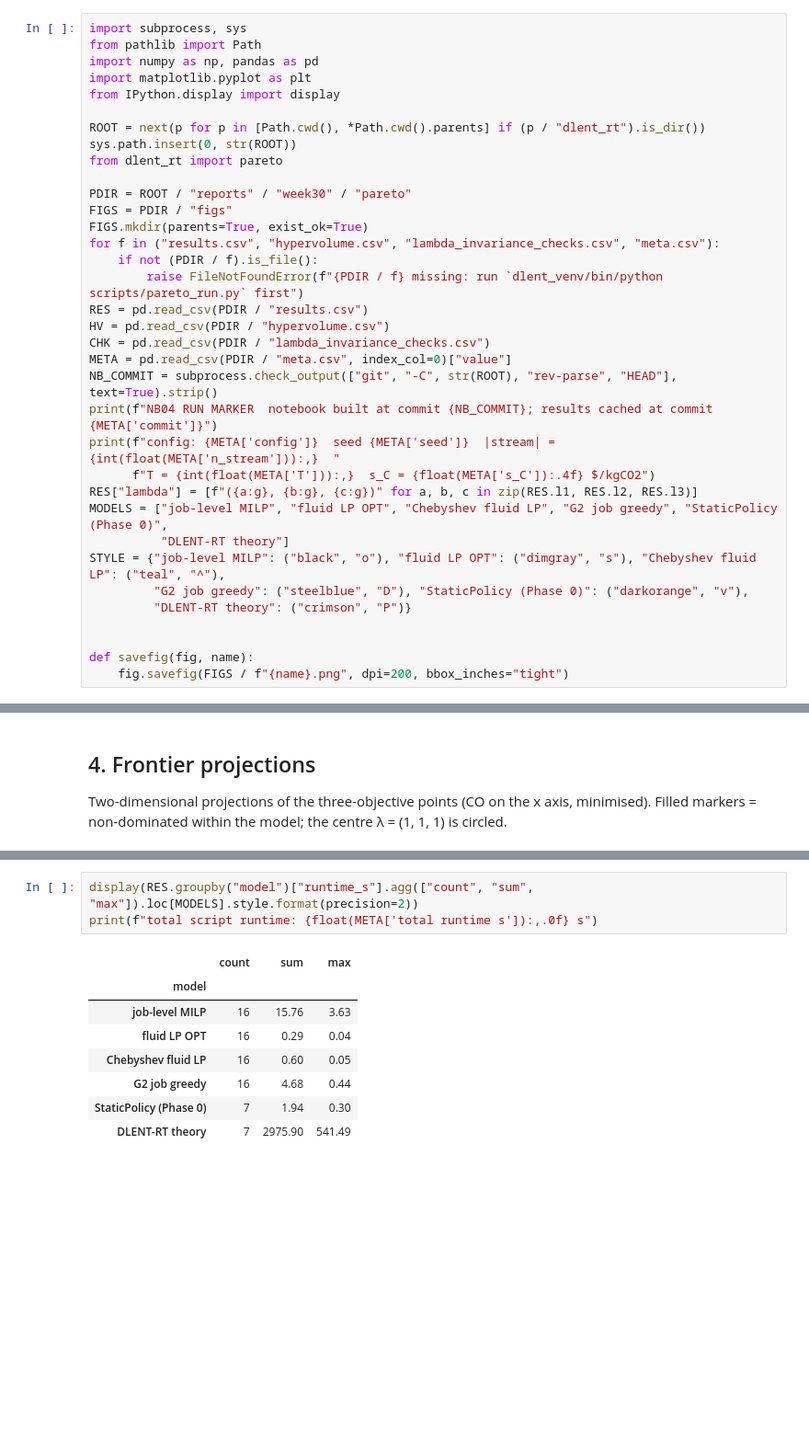
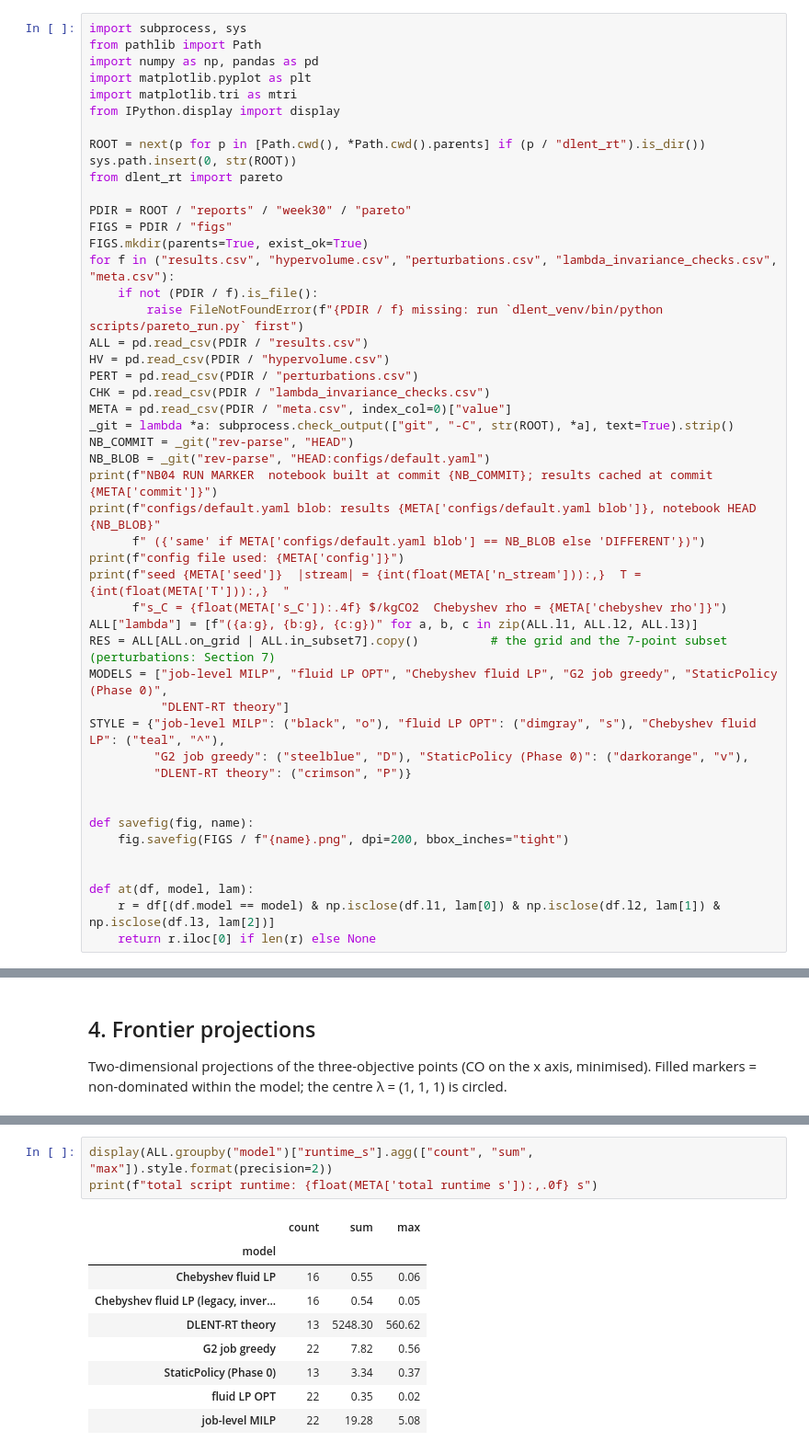
Before and after one commit to dangolofrancesco/dlent_rt, a Jupyter notebook: notebooks/04_pareto_lambda.ipynb, the cells around one changed output, grey strips where cells are left out. Shown at 92% size. Cells and saved outputs as stored; diff of their text form; blank space fills up the shorter version.

```diff
--- a/notebooks/04_pareto_lambda.ipynb
+++ b/notebooks/04_pareto_lambda.ipynb
@@ -23,6 +24,7 @@ import subprocess, sys
 from pathlib import Path
 import numpy as np, pandas as pd
 import matplotlib.pyplot as plt
+import matplotlib.tri as mtri
 from IPython.display import display
 
 ROOT = next(p for p in [Path.cwd(), *Path.cwd().parents] if (p / "dlent_rt").is_dir())
@@ -32,18 +34,25 @@ from dlent_rt import pareto
 PDIR = ROOT / "reports" / "week30" / "pareto"
 FIGS = PDIR / "figs"
 FIGS.mkdir(parents=True, exist_ok=True)
-for f in ("results.csv", "hypervolume.csv", "lambda_invariance_checks.csv", "meta.csv"):
+for f in ("results.csv", "hypervolume.csv", "perturbations.csv", "lambda_invariance_checks.csv", "meta.csv"):
     if not (PDIR / f).is_file():
         raise FileNotFoundError(f"{PDIR / f} missing: run `dlent_venv/bin/python scripts/pareto_run.py` first")
-RES = pd.read_csv(PDIR / "results.csv")
+ALL = pd.read_csv(PDIR / "results.csv")
 HV = pd.read_csv(PDIR / "hypervolume.csv")
+PERT = pd.read_csv(PDIR / "perturbations.csv")
 CHK = pd.read_csv(PDIR / "lambda_invariance_checks.csv")
 META = pd.read_csv(PDIR / "meta.csv", index_col=0)["value"]
-NB_COMMIT = subprocess.check_output(["git", "-C", str(ROOT), "rev-parse", "HEAD"], text=True).strip()
+_git = lambda *a: subprocess.check_output(["git", "-C", str(ROOT), *a], text=True).strip()
+NB_COMMIT = _git("rev-parse", "HEAD")
+NB_BLOB = _git("rev-parse", "HEAD:configs/default.yaml")
 print(f"NB04 RUN MARKER  notebook built at commit {NB_COMMIT}; results cached at commit {META['commit']}")
-print(f"config: {META['config']}  seed {META['seed']}  |stream| = {int(float(META['n_stream'])):,}  "
-      f"T = {int(float(META['T'])):,}  s_C = {float(META['s_C']):.4f} $/kgCO2")
-RES["lambda"] = [f"({a:g}, {b:g}, {c:g})" for a, b, c in zip(RES.l1, RES.l2, RES.l3)]
+print(f"configs/default.yaml blob: results {META['configs/default.yaml blob']}, notebook HEAD {NB_BLOB}"
+      f" ({'same' if META['configs/default.yaml blob'] == NB_BLOB else 'DIFFERENT'})")
+print(f"config file used: {META['config']}")
+print(f"seed {META['seed']}  |stream| = {int(float(META['n_stream'])):,}  T = {int(float(META['T'])):,}  "
+      f"s_C = {float(META['s_C']):.4f} $/kgCO2  Chebyshev rho = {META['chebyshev rho']}")
+ALL["lambda"] = [f"({a:g}, {b:g}, {c:g})" for a, b, c in zip(ALL.l1, ALL.l2, ALL.l3)]
+RES = ALL[ALL.on_grid | ALL.in_subset7].copy()          # the grid and the 7-point subset (perturbations: Section 7)
 MODELS = ["job-level MILP", "fluid LP OPT", "Chebyshev fluid LP", "G2 job greedy", "StaticPolicy (Phase 0)",
           "DLENT-RT theory"]
 STYLE = {"job-level MILP": ("black", "o"), "fluid LP OPT": ("dimgray", "s"), "Chebyshev fluid LP": ("teal", "^"),
@@ -53,4 +62,9 @@ STYLE = {"job-level MILP": ("black", "o"), "fluid LP OPT": ("dimgray", "s"), "Ch
 
 def savefig(fig, name):
     fig.savefig(FIGS / f"{name}.png", dpi=200, bbox_inches="tight")
+
+
+def at(df, model, lam):
+    r = df[(df.model == model) & np.isclose(df.l1, lam[0]) & np.isclose(df.l2, lam[1]) & np.isclose(df.l3, lam[2])]
+    return r.iloc[0] if len(r) else None
 # %% [output]
@@ -330,12 +598,13 @@ fluid nadir (CV, PR, -CO) per tick: [0.0, 0.0, -0.06429014554889798]
 # %%
-display(RES.groupby("model")["runtime_s"].agg(["count", "sum", "max"]).loc[MODELS].style.format(precision=2))
+display(ALL.groupby("model")["runtime_s"].agg(["count", "sum", "max"]).style.format(precision=2))
 print(f"total script runtime: {float(META['total runtime s']):,.0f} s")
 # %% [output]
 |  | count | sum | max |
 | model |  |  |  |
-| job-level MILP | 16 | 15.76 | 3.63 |
-| fluid LP OPT | 16 | 0.29 | 0.04 |
-| Chebyshev fluid LP | 16 | 0.60 | 0.05 |
-| G2 job greedy | 16 | 4.68 | 0.44 |
-| StaticPolicy (Phase 0) | 7 | 1.94 | 0.30 |
-| DLENT-RT theory | 7 | 2975.90 | 541.49 |
+| Chebyshev fluid LP | 16 | 0.55 | 0.06 |
+| Chebyshev fluid LP (legacy, inver... | 16 | 0.54 | 0.05 |
+| DLENT-RT theory | 13 | 5248.30 | 560.62 |
+| G2 job greedy | 22 | 7.82 | 0.56 |
+| StaticPolicy (Phase 0) | 13 | 3.34 | 0.37 |
+| fluid LP OPT | 22 | 0.35 | 0.02 |
+| job-level MILP | 22 | 19.28 | 5.08 |
```
Also changed, not shown: parts of 29 cells of this notebook, 10 other files.
